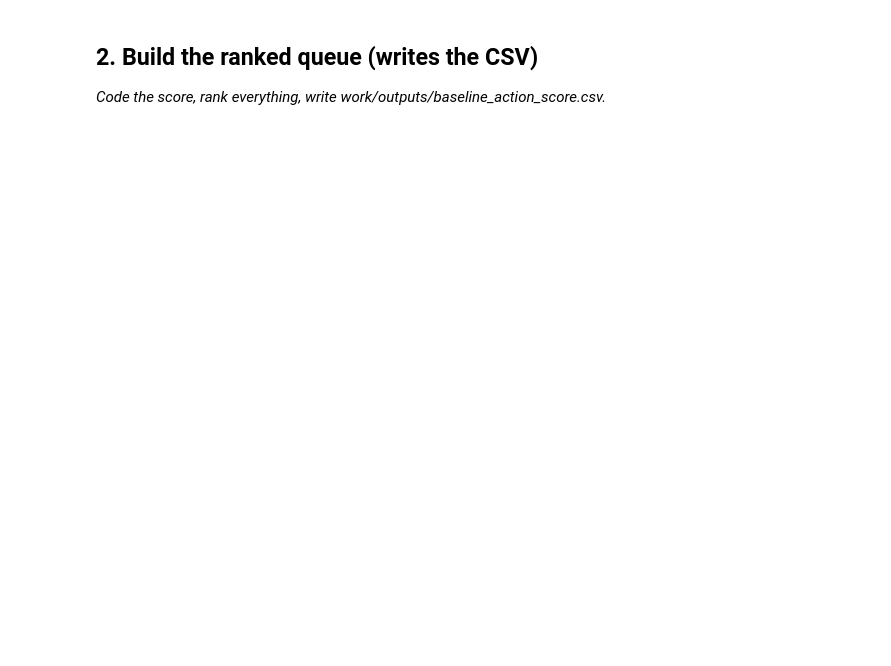
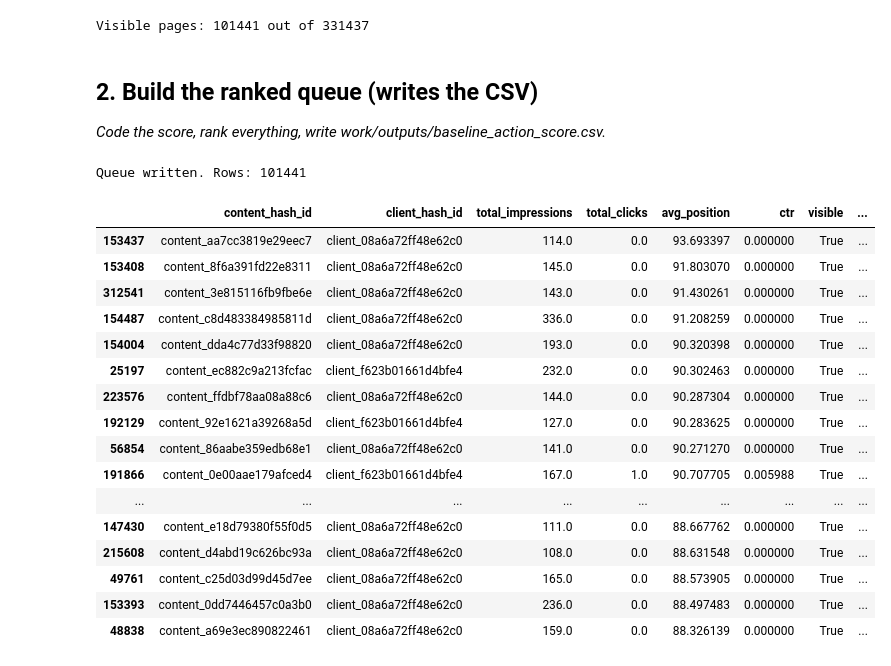
Before and after one commit to Abdul-Samad-17/FlyRank-Internship, a Jupyter notebook: work/notebooks/w04_baseline_score.ipynb, the cells around one changed output. Cells and saved outputs as stored; diff of their text form; code cells hidden in the pictures; blank space fills up the shorter version.

Commit message:
Complete ML-07: baseline queue and top-20 review

```diff
--- a/work/notebooks/w04_baseline_score.ipynb
+++ b/work/notebooks/w04_baseline_score.ipynb
@@ -16,4 +22,71 @@ This skeleton is yours to fill. Work the sections **in order** — each one has
+# %%
+# This cell is for CODE (numbers, a query, a check).
+# Write your text answer in the cell ABOVE this one — typing sentences here breaks Run All.
+import os, duckdb, pandas as pd
+from google.colab import userdata
+
+os.environ["HF_TOKEN"] = userdata.get("HF_TOKEN")
+con = duckdb.connect()
+con.sql("INSTALL httpfs; LOAD httpfs;")
+con.sql(f"""CREATE SECRET hf_token (TYPE huggingface, TOKEN '{os.environ["HF_TOKEN"]}');""")
+BASE = "hf://datasets/FlyRank/internship-warehouse"
+
+fv = con.sql(f"""
+    SELECT content_hash_id, client_hash_id,
+        SUM(gsc_impressions) as total_impressions,
+        SUM(gsc_clicks) as total_clicks,
+        AVG(gsc_avg_position) as avg_position
+    FROM read_parquet('{BASE}/fact_content_daily_performance/month=2026-03/*.parquet')
+    GROUP BY content_hash_id, client_hash_id
+""").df()
+
+fv["ctr"] = (fv["total_clicks"] / fv["total_impressions"]).fillna(0)
+fv["visible"] = fv["total_impressions"] >= 100
+print("Visible pages:", fv["visible"].sum(), "out of", len(fv))
+# %% [output]
+Visible pages: 101441 out of 331437
 # %% [markdown]
 ## 2. Build the ranked queue (writes the CSV)
 
 *Code the score, rank everything, write work/outputs/baseline_action_score.csv.*
+# %%
+# This cell is for CODE (numbers, a query, a check).
+# Write your text answer in the cell ABOVE this one — typing sentences here breaks Run All.
+visible_fv = fv[fv["visible"]].copy()
+visible_fv["avg_position"] = visible_fv["avg_position"].fillna(100)
+
+visible_fv["baseline_score"] = visible_fv["avg_position"] * 0.5 + (1 - visible_fv["ctr"]) * 50
+
+avg_ctr = visible_fv["ctr"].mean()
+visible_fv["reason_code"] = visible_fv.apply(
+    lambda r: "low_ctr_visible_page" if r["ctr"] < avg_ctr else "weak_position_visible_page", axis=1
+)
+
+threshold = visible_fv["baseline_score"].quantile(0.9)
+visible_fv["action"] = visible_fv["baseline_score"].apply(lambda s: "refresh" if s > threshold else "monitor")
+
+queue = visible_fv.sort_values("baseline_score", ascending=False)
+
+os.makedirs("work/outputs", exist_ok=True)
+queue.to_csv("work/outputs/baseline_action_score.csv", index=False)
+print("Queue written. Rows:", len(queue))
+queue.head(20)
+# %% [output]
+Queue written. Rows: 101441
+|  | content_hash_id | client_hash_id | total_impressions | total_clicks | avg_position | ctr | visible | ... |
+| 153437 | content_aa7cc3819e29eec7 | client_08a6a72ff48e62c0 | 114.0 | 0.0 | 93.693397 | 0.000000 | True | ... |
+| 153408 | content_8f6a391fd22e8311 | client_08a6a72ff48e62c0 | 145.0 | 0.0 | 91.803070 | 0.000000 | True | ... |
+| 312541 | content_3e815116fb9fbe6e | client_08a6a72ff48e62c0 | 143.0 | 0.0 | 91.430261 | 0.000000 | True | ... |
+| 154487 | content_c8d483384985811d | client_08a6a72ff48e62c0 | 336.0 | 0.0 | 91.208259 | 0.000000 | True | ... |
+| 154004 | content_dda4c77d33f98820 | client_08a6a72ff48e62c0 | 193.0 | 0.0 | 90.320398 | 0.000000 | True | ... |
+| 25197 | content_ec882c9a213fcfac | client_f623b01661d4bfe4 | 232.0 | 0.0 | 90.302463 | 0.000000 | True | ... |
+| 223576 | content_ffdbf78aa08a88c6 | client_08a6a72ff48e62c0 | 144.0 | 0.0 | 90.287304 | 0.000000 | True | ... |
+| 192129 | content_92e1621a39268a5d | client_f623b01661d4bfe4 | 127.0 | 0.0 | 90.283625 | 0.000000 | True | ... |
+| 56854 | content_86aabe359edb68e1 | client_08a6a72ff48e62c0 | 141.0 | 0.0 | 90.271270 | 0.000000 | True | ... |
+| 191866 | content_0e00aae179afced4 | client_f623b01661d4bfe4 | 167.0 | 1.0 | 90.707705 | 0.005988 | True | ... |
+| ... | ... | ... | ... | ... | ... | ... | ... | ... |
+| 147430 | content_e18d79380f55f0d5 | client_08a6a72ff48e62c0 | 111.0 | 0.0 | 88.667762 | 0.000000 | True | ... |
+| 215608 | content_d4abd19c626bc93a | client_08a6a72ff48e62c0 | 108.0 | 0.0 | 88.631548 | 0.000000 | True | ... |
+| 49761 | content_c25d03d99d45d7ee | client_08a6a72ff48e62c0 | 165.0 | 0.0 | 88.573905 | 0.000000 | True | ... |
+| 153393 | content_0dd7446457c0a3b0 | client_08a6a72ff48e62c0 | 236.0 | 0.0 | 88.497483 | 0.000000 | True | ... |
+| 48838 | content_a69e3ec890822461 | client_08a6a72ff48e62c0 | 159.0 | 0.0 | 88.326139 | 0.000000 | True | ... |
```
Also changed, not shown: parts of 11 cells of this notebook.
